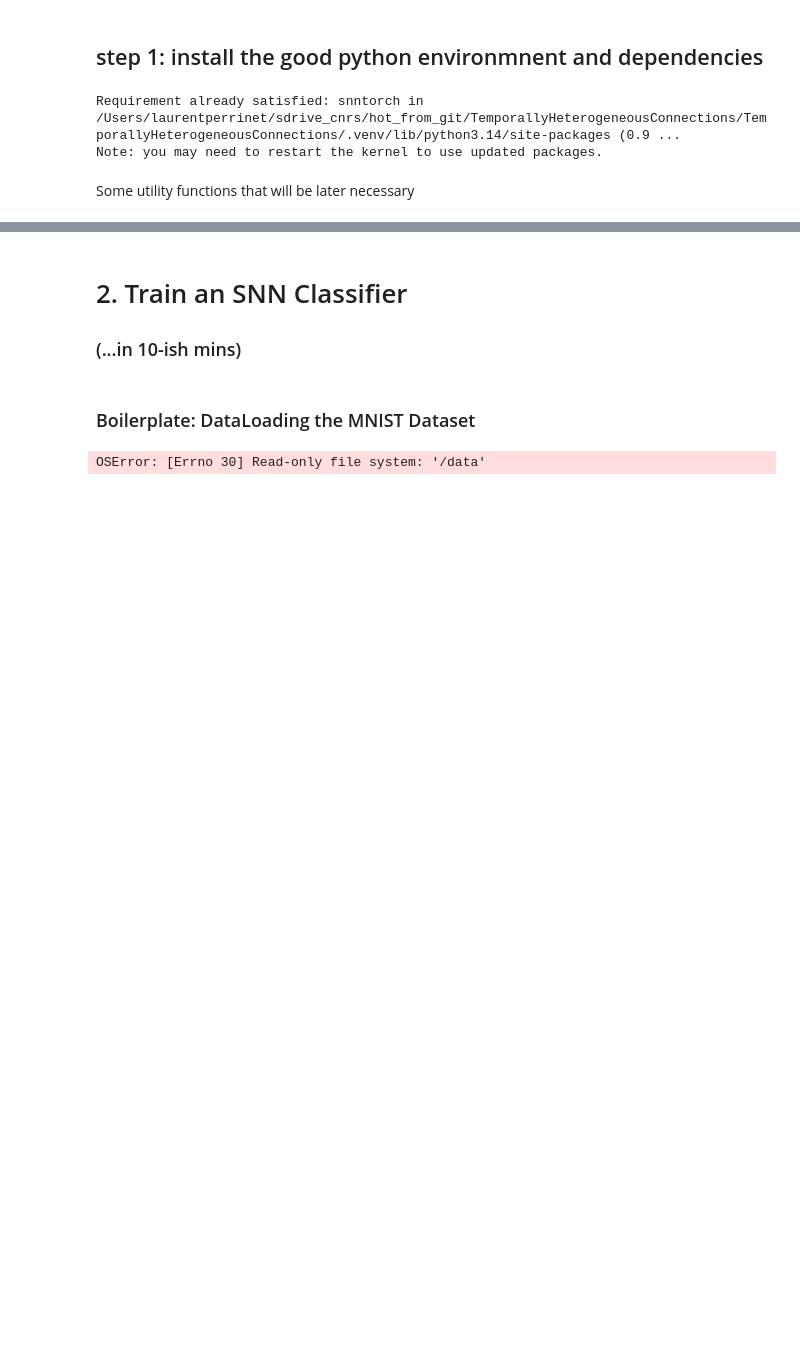
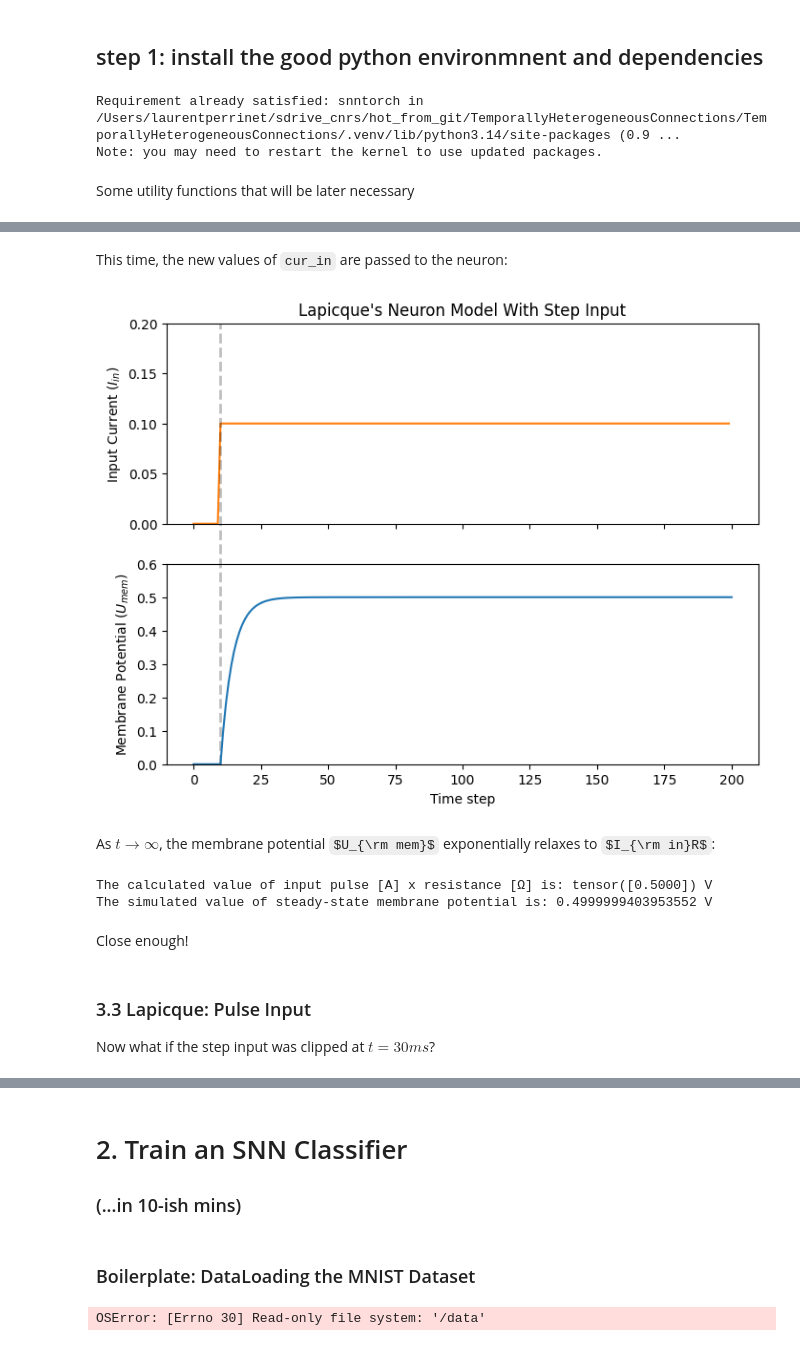
Before and after one commit to CONECT-INT/2026-03_PhDProgram-course-in-computational-neuroscience, a Jupyter notebook: 2026-03_PhDProgram-SNNTorch-tutorial.ipynb, the cells around one changed output, grey strips where cells are left out. Cells and saved outputs as stored; diff of their text form; code cells hidden in the pictures; some formulas as TeX source; blank space fills up the shorter version.

```diff
--- a/2026-03_PhDProgram-SNNTorch-tutorial.ipynb
+++ b/2026-03_PhDProgram-SNNTorch-tutorial.ipynb
@@ -132,0 +438,38 @@ plot_cur_mem_spk(x, mem_rec, spk_rec, thr_line=1, ylim_max1=1.0,
+# %%
+# Initialize input current pulse
+cur_in = torch.cat((torch.zeros(10, 1), torch.ones(190, 1)*0.1), 0)  # input current turns on at t=10
+
+# Initialize membrane, output and recordings
+mem = torch.zeros(1)  # membrane potential of 0 at t=0
+spk_out = torch.zeros(1)  # neuron needs somewhere to sequentially dump its output spikes
+mem_rec = [mem]
+# %% [markdown]
+This time, the new values of `cur_in` are passed to the neuron:
+# %%
+num_steps = 200
+
+# pass updated value of mem and cur_in[step] at every time step
+for step in range(num_steps):
+  spk_out, mem = lif1(cur_in[step], mem)
+  mem_rec.append(mem)
+
+# crunch -list- of tensors into one tensor
+mem_rec = torch.stack(mem_rec)
+
+plot_step_current_response(cur_in, mem_rec, 10)
+# %% [output]
+[figure, added]
+# %% [markdown]
+As $t\rightarrow \infty$, the membrane potential $U_{\rm mem}$ exponentially relaxes to $I_{\rm in}R$:
+# %%
+print(f"The calculated value of input pulse [A] x resistance [Ω] is: {cur_in[11]*lif1.R} V")
+print(f"The simulated value of steady-state membrane potential is: {mem_rec[200][0]} V")
+# %% [output]
+The calculated value of input pulse [A] x resistance [Ω] is: tensor([0.5000]) V
+The simulated value of steady-state membrane potential is: 0.4999999403953552 V
+# %% [markdown]
+Close enough!
+# %% [markdown]
+### 3.3 Lapicque: Pulse Input
+
+Now what if the step input was clipped at $t=30ms$?
```
Also changed, not shown: parts of 78 cells of this notebook.
